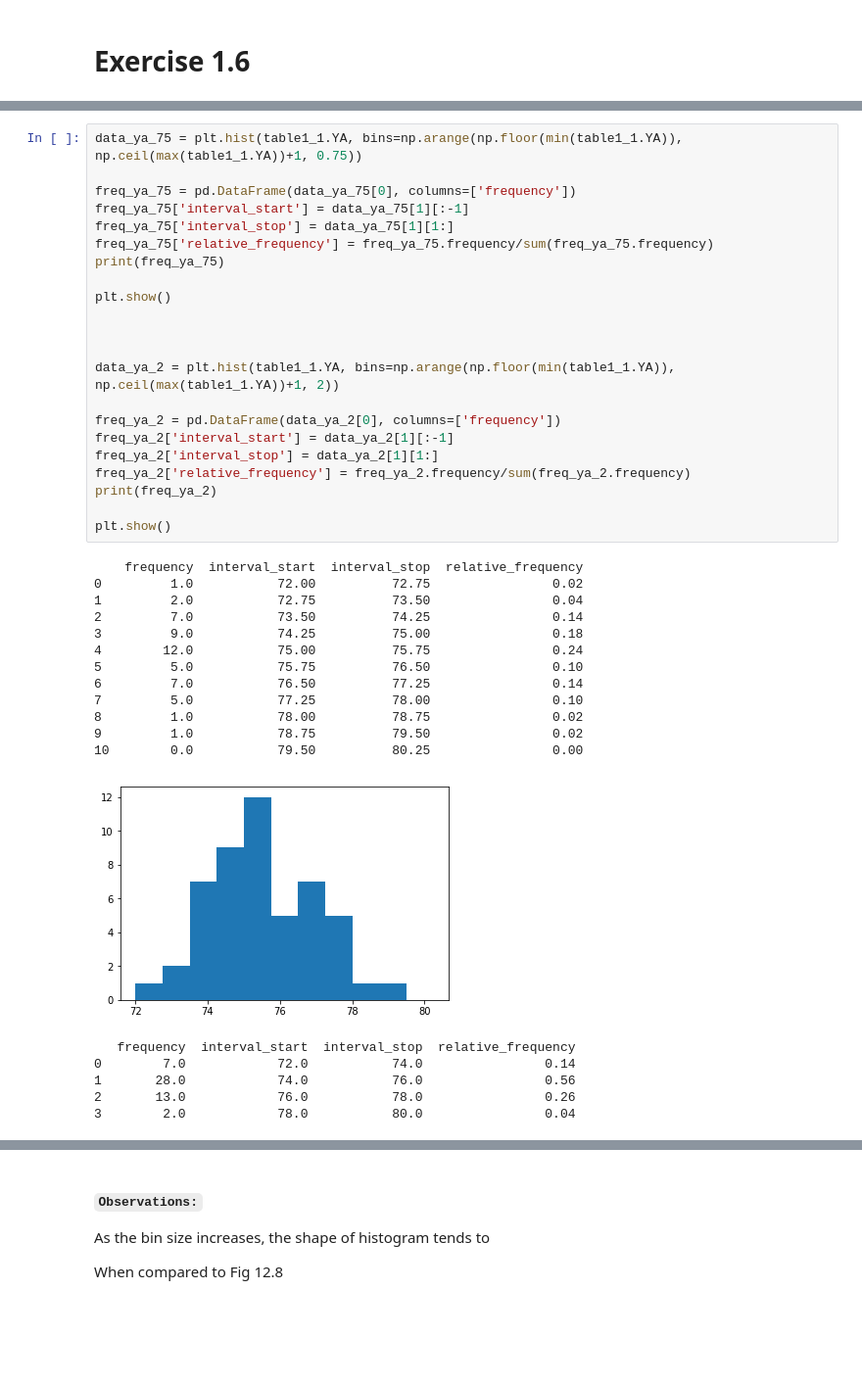
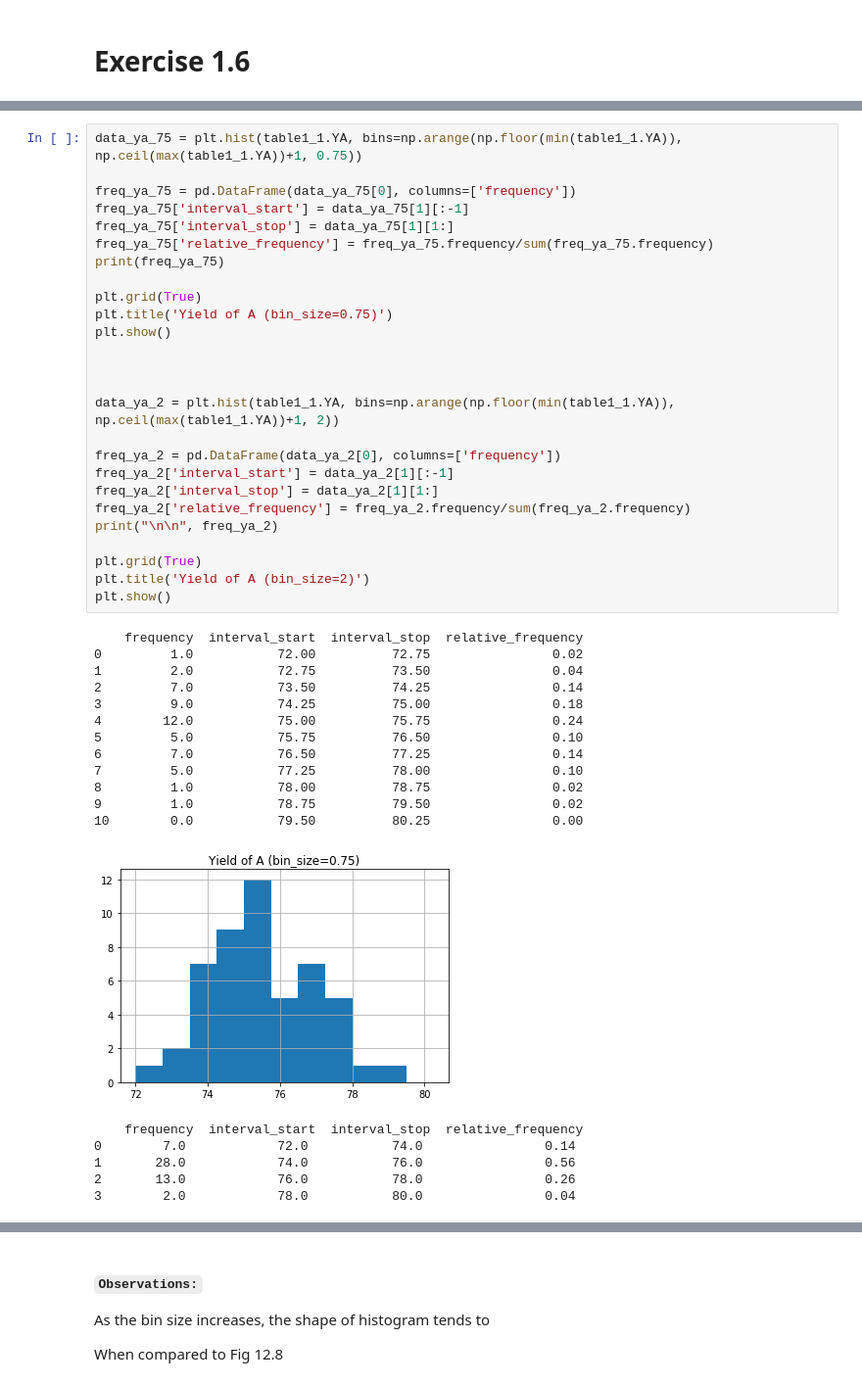
Before and after one commit to ayushi-b/Random_Phenomena_by_Babatunde_Ogunnaike, a Jupyter notebook: Chapter 1/Chapter 1.ipynb, the cells around one changed output, grey strips where cells are left out. Shown at 98% size. Saved outputs shown, nothing was run; the diff lists cells and outputs as text; blank space fills up the shorter version.

```diff
--- a/Chapter 1/Chapter 1.ipynb
+++ b/Chapter 1/Chapter 1.ipynb
@@ -300,32 +300,36 @@ freq_ya_75 = pd.DataFrame(data_ya_75[0], columns=['frequency'])
 freq_ya_75['interval_start'] = data_ya_75[1][:-1]
 freq_ya_75['interval_stop'] = data_ya_75[1][1:]
 freq_ya_75['relative_frequency'] = freq_ya_75.frequency/sum(freq_ya_75.frequency)
 print(freq_ya_75)
 
+plt.grid(True)
+plt.title('Yield of A (bin_size=0.75)')
 plt.show()
 
 
 
 data_ya_2 = plt.hist(table1_1.YA, bins=np.arange(np.floor(min(table1_1.YA)), np.ceil(max(table1_1.YA))+1, 2))
 
 freq_ya_2 = pd.DataFrame(data_ya_2[0], columns=['frequency'])
 freq_ya_2['interval_start'] = data_ya_2[1][:-1]
 freq_ya_2['interval_stop'] = data_ya_2[1][1:]
 freq_ya_2['relative_frequency'] = freq_ya_2.frequency/sum(freq_ya_2.frequency)
-print(freq_ya_2)
+print("\n\n", freq_ya_2)
 
+plt.grid(True)
+plt.title('Yield of A (bin_size=2)')
 plt.show()
 # %% [output]
     frequency  interval_start  interval_stop  relative_frequency
 0         1.0           72.00          72.75                0.02
 1         2.0           72.75          73.50                0.04
 2         7.0           73.50          74.25                0.14
 3         9.0           74.25          75.00                0.18
 4        12.0           75.00          75.75                0.24
 5         5.0           75.75          76.50                0.10
 6         7.0           76.50          77.25                0.14
 7         5.0           77.25          78.00                0.10
 8         1.0           78.00          78.75                0.02
 9         1.0           78.75          79.50                0.02
 10        0.0           79.50          80.25                0.00
-[figure, old version]
+[figure, new version]
```
Also changed, not shown: parts of 23 cells of this notebook.
